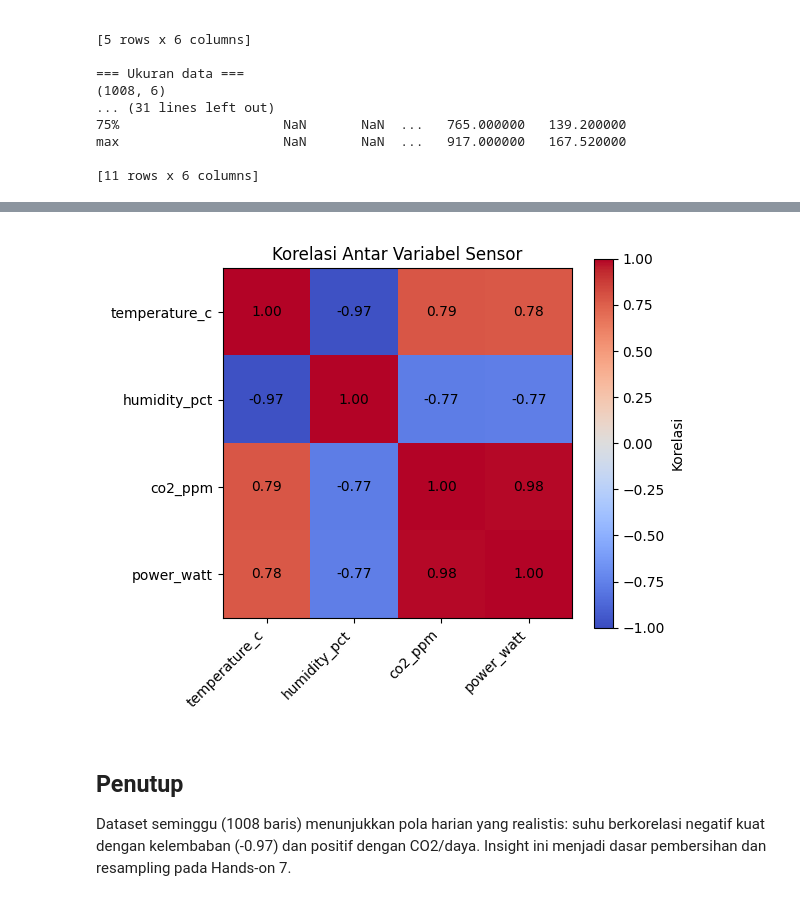
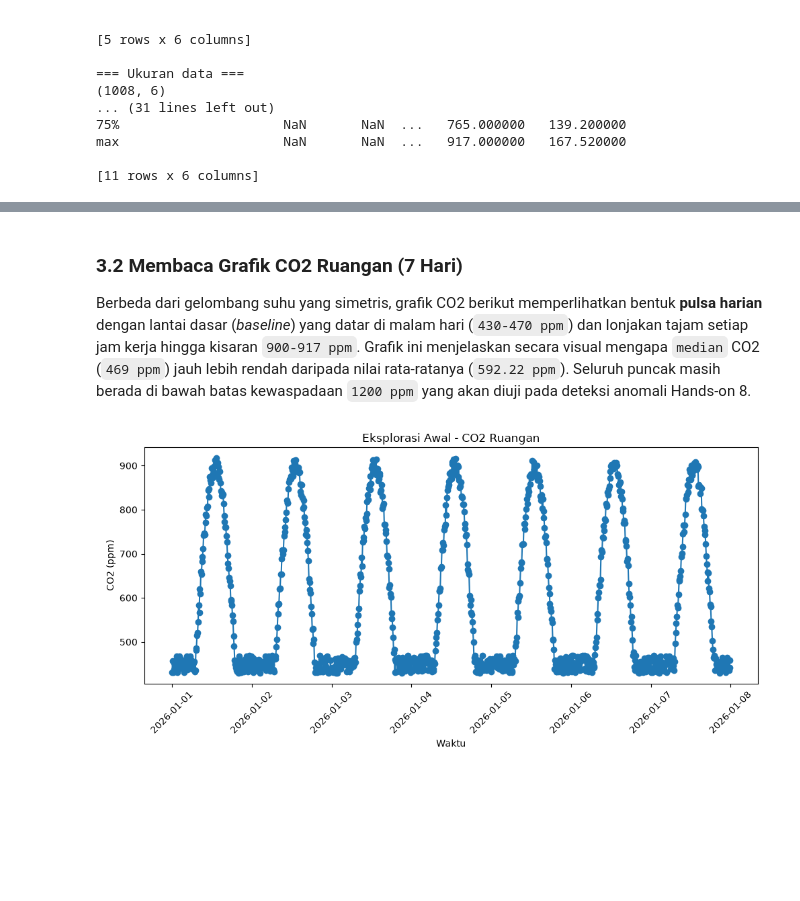
Before and after one commit to sulhanfuadi/iot-ml-book, a Jupyter notebook: notebooks/05_eksplorasi_dataset.ipynb, the cells around one changed output, grey strips where cells are left out. Saved outputs shown, nothing was run; the diff lists cells and outputs as text; code cells hidden in the pictures; blank space fills up the shorter version.

```diff
--- a/notebooks/05_eksplorasi_dataset.ipynb
+++ b/notebooks/05_eksplorasi_dataset.ipynb
@@ -77,10 +379,8 @@ Image("outputs/figures/explore_temperature.png")
+# %% [markdown]
+### 3.2 Membaca Grafik CO2 Ruangan (7 Hari)
+
+Berbeda dari gelombang suhu yang simetris, grafik CO2 berikut memperlihatkan bentuk **pulsa harian** dengan lantai dasar (*baseline*) yang datar di malam hari (`430-470 ppm`) dan lonjakan tajam setiap jam kerja hingga kisaran `900-917 ppm`. Grafik ini menjelaskan secara visual mengapa `median` CO2 (`469 ppm`) jauh lebih rendah daripada nilai rata-ratanya (`592.22 ppm`). Seluruh puncak masih berada di bawah batas kewaspadaan `1200 ppm` yang akan diuji pada deteksi anomali Hands-on 8.
 # %%
-Image("outputs/figures/explore_correlation.png")
+Image("outputs/figures/explore_co2.png")
 # %% [output]
-[figure, old version]
+[figure, new version]
-# %% [markdown]
-## Penutup
-
-Dataset seminggu (1008 baris) menunjukkan pola harian yang realistis: suhu berkorelasi
-negatif kuat dengan kelembaban (-0.97) dan positif dengan CO2/daya. Insight ini menjadi
-dasar pembersihan dan resampling pada Hands-on 7.
```
Also changed, not shown: parts of 29 cells of this notebook.
